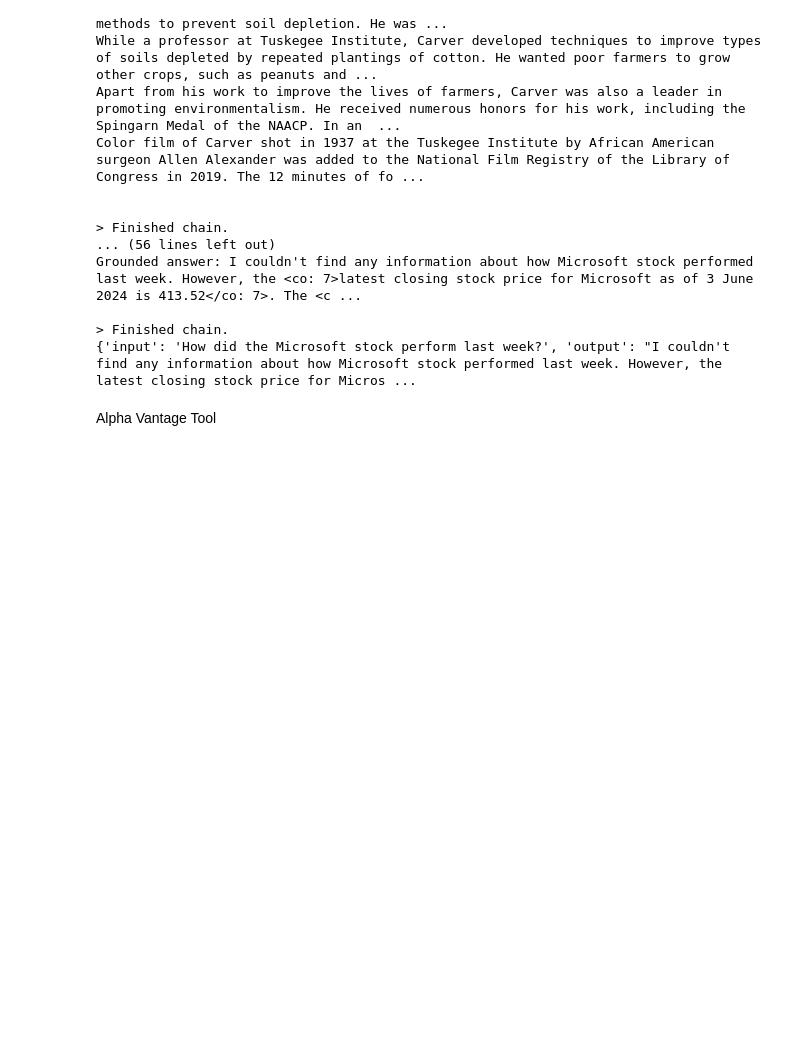
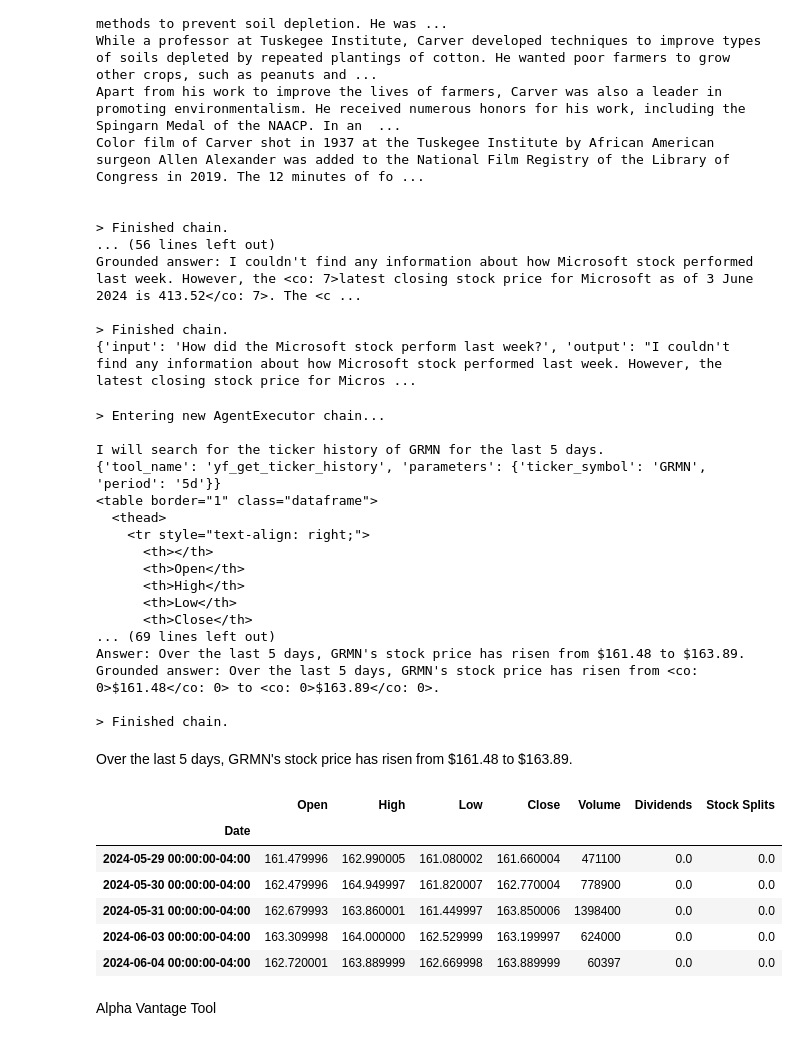
Before and after one commit to gitwalter/cohere-rag-agent, a Jupyter notebook: cohere-langchain-qdrant.ipynb, the cells around one changed output. Saved outputs shown, nothing was run; the diff lists cells and outputs as text; code cells hidden in the pictures; blank space fills up the shorter version.

Commit message:
yfinance tools

```diff
--- a/cohere-langchain-qdrant.ipynb
+++ b/cohere-langchain-qdrant.ipynb
@@ -232,3 +274,42 @@ Grounded answer: I couldn't find any information about how Microsoft stock perfo
+# %%
+llm = ChatCohere()
+prompt = ChatPromptTemplate.from_template("{input}")
+tools = [get_ticker_info_tool(),get_ticker_history_tool()]
+agent = create_cohere_react_agent(tools=tools, llm=llm, prompt=prompt)
+agent_executor = AgentExecutor(agent=agent, tools=tools, verbose=True)
+# response = agent_executor.invoke({"input": "I need ticker information for MSFT"})
+response = agent_executor.invoke({"input": "How did GRMN perform for the last 5d"})
+
+display(HTML(markdown.markdown(response['output'])))
+documents = response['citations'][0].documents
+content = documents[0]['output']
+display(HTML(markdown.markdown(content)))
+# %% [output]
+> Entering new AgentExecutor chain...
+
+I will search for the ticker history of GRMN for the last 5 days.
+{'tool_name': 'yf_get_ticker_history', 'parameters': {'ticker_symbol': 'GRMN', 'period': '5d'}}
+<table border="1" class="dataframe">
+  <thead>
+    <tr style="text-align: right;">
+      <th></th>
+      <th>Open</th>
+      <th>High</th>
+      <th>Low</th>
+      <th>Close</th>
+... (69 lines left out)
+Answer: Over the last 5 days, GRMN's stock price has risen from $161.48 to $163.89.
+Grounded answer: Over the last 5 days, GRMN's stock price has risen from <co: 0>$161.48</co: 0> to <co: 0>$163.89</co: 0>.
+
+> Finished chain.
+Over the last 5 days, GRMN's stock price has risen from $161.48 to $163.89.
+|  | Open | High | Low | Close | Volume | Dividends | Stock Splits |
+| Date |  |  |  |  |  |  |  |
+| 2024-05-29 00:00:00-04:00 | 161.479996 | 162.990005 | 161.080002 | 161.660004 | 471100 | 0.0 | 0.0 |
+| 2024-05-30 00:00:00-04:00 | 162.479996 | 164.949997 | 161.820007 | 162.770004 | 778900 | 0.0 | 0.0 |
+| 2024-05-31 00:00:00-04:00 | 162.679993 | 163.860001 | 161.449997 | 163.850006 | 1398400 | 0.0 | 0.0 |
+| 2024-06-03 00:00:00-04:00 | 163.309998 | 164.000000 | 162.529999 | 163.199997 | 624000 | 0.0 | 0.0 |
+| 2024-06-04 00:00:00-04:00 | 162.720001 | 163.889999 | 162.669998 | 163.889999 | 60397 | 0.0 | 0.0 |
 # %% [markdown]
 Alpha Vantage Tool
 # %%
```
Also changed, not shown: parts of 3 cells of this notebook.
